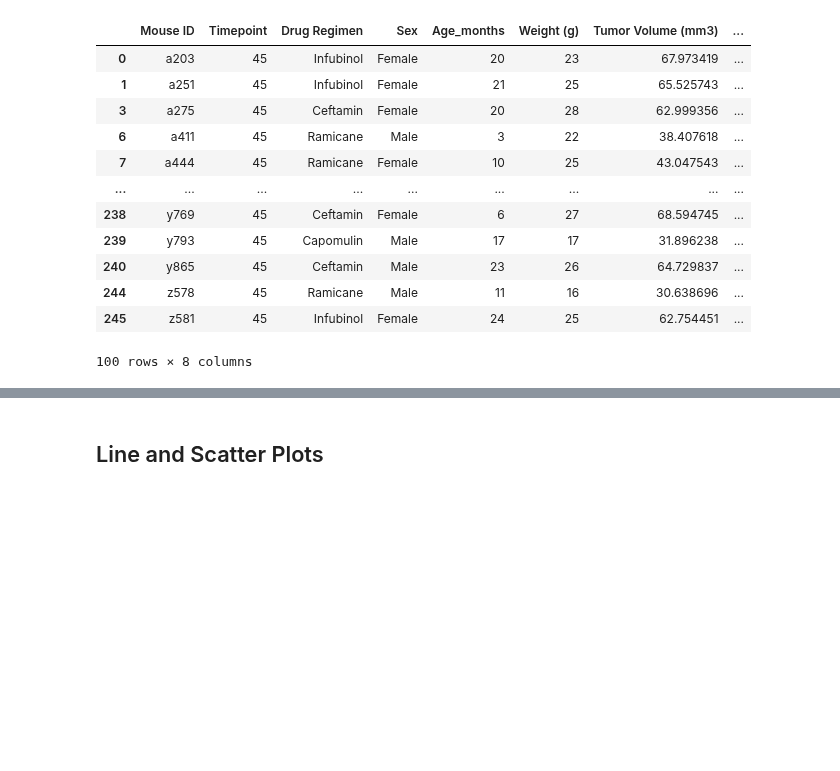
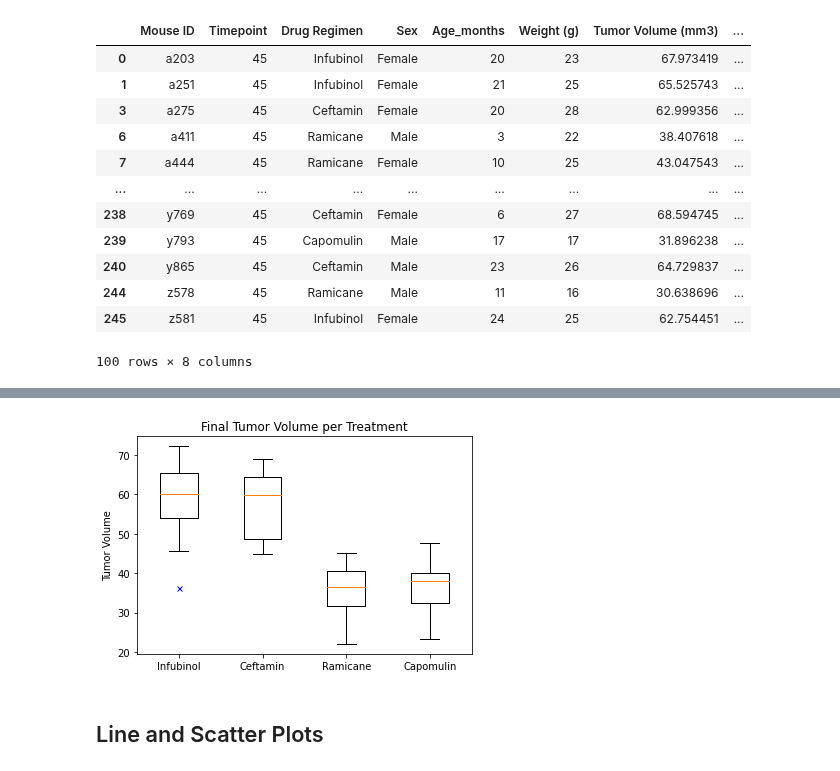
Before and after one commit to Munseaux/matplotlib-challenge, a Jupyter notebook: pymaceuticals.ipynb, the cells around one changed output, grey strips where cells are left out. Drawn from its saved outputs; the diff is of its cells as text; code cells hidden in the pictures; blank space fills up the shorter version.

```diff
--- a/pymaceuticals.ipynb
+++ b/pymaceuticals.ipynb
@@ -180,18 +181,36 @@ fantastic_four_df
 100 rows × 8 columns
 # %%
 # Put treatments into a list for for loop (and later for plot labels)
+treatments = fantastic_four_df['Drug Regimen'].unique()
 
 
 # Create empty list to fill with tumor vol data (for plotting)
-
+tumor_vol_data = []
 
 # Calculate the IQR and quantitatively determine if there are any potential outliers.
 
 
-    # Locate the rows which contain mice on each drug and get the tumor volumes
+# Locate the rows which contain mice on each drug and get the tumor volumes
+for treatment in treatments:
 
+    #grab data and find IQR
+    temp_df = (fantastic_four_df[fantastic_four_df['Drug Regimen'] == treatment])
+    temp_values = temp_df['Tumor Volume (mm3)']
+    tumor_vol_data.append(temp_values)
+    q75, q25 = np.percentile(temp_df['Tumor Volume (mm3)'], [75,25])
+    iqr = q75 - q25
+    print(f"The IQR for {treatment} is {iqr}")
 
-    # add subset
-
+    #determine upper and lower bounds
+    lower_bound = q25 - (1.5*iqr)
+    upper_bound = q75 + (1.5*iqr)
+    print(f'The Lower Bound for {treatment} is {lower_bound}')
+    print(f'The Upper Bound for {treatment} is {upper_bound}')
 
     # Determine outliers using upper and lower bounds
+    outliers_count = (temp_values.loc[
+        (fantastic_four_df['Tumor Volume (mm3)'] >= upper_bound) |
+        (fantastic_four_df['Tumor Volume (mm3)'] <= lower_bound)
+    ].count())
+    print(f'{treatment} outliers: {outliers_count}')
+    print(" ")
@@ -200,3 +237,13 @@ fantastic_four_df
+# %%
+#set the styles for the boxplots
+flierprops = dict(marker='x', markerfacecolor='r', markersize=5,
+                  linestyle='none', markeredgecolor='b')
+plt.boxplot(tumor_vol_data, labels=treatments, flierprops=flierprops)
+plt.ylabel('Tumor Volume')
+plt.title('Final Tumor Volume per Treatment')
+plt.show()
+# %% [output]
+[figure, added]
 # %% [markdown]
 ## Line and Scatter Plots
 # %%
```
Also changed, not shown: parts of 8 cells of this notebook.
